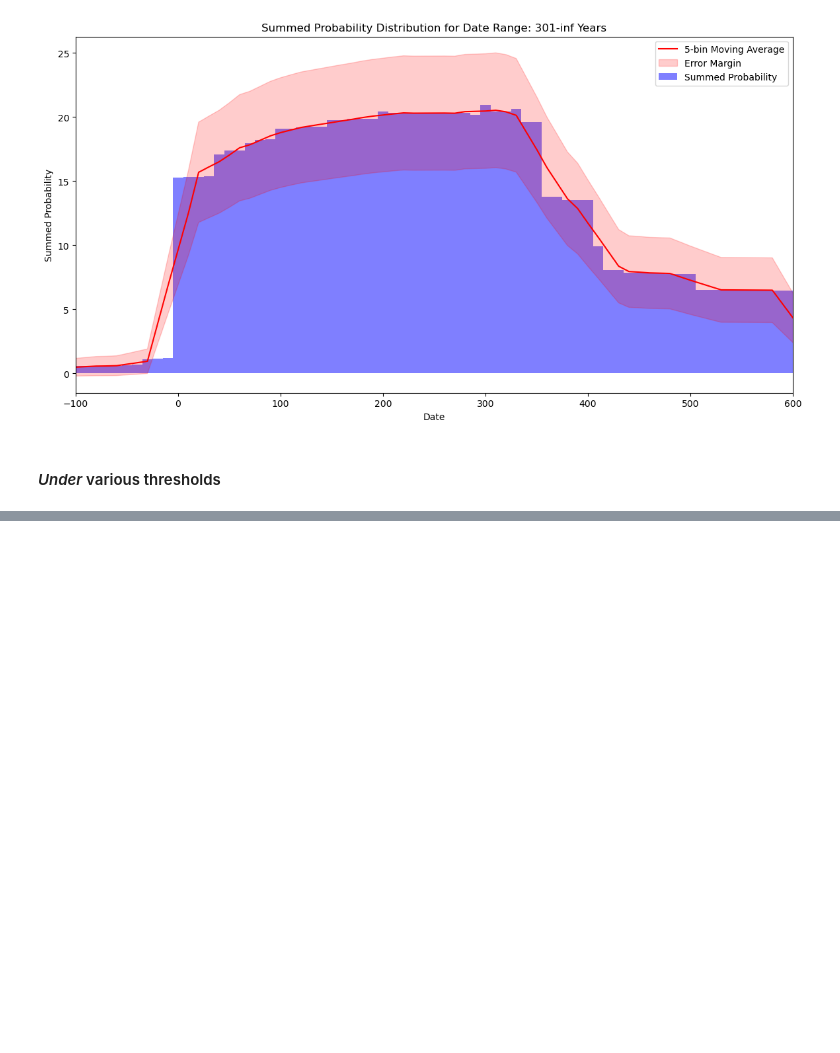
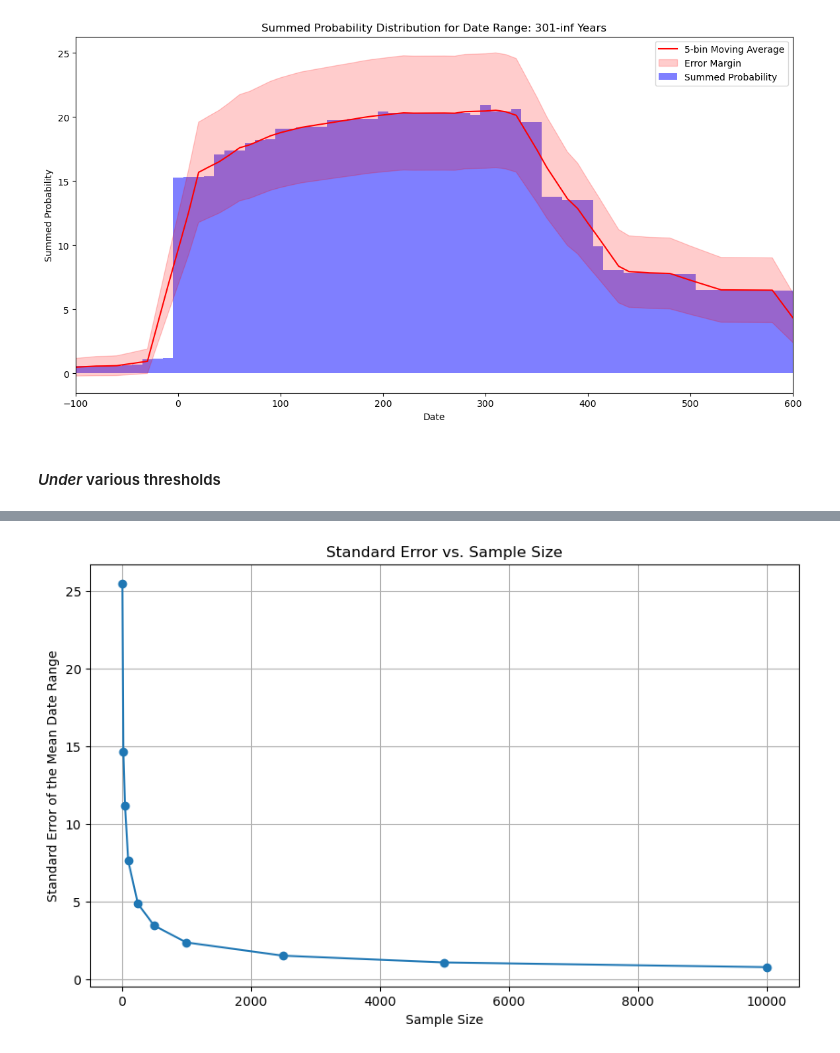
Before and after one commit to saross/inscriptions, a Jupyter notebook: inscriptions-spa.ipynb, the cells around one changed output, grey strips where cells are left out. Saved outputs shown, nothing was run; the diff lists cells and outputs as text; code cells hidden in the pictures; blank space fills up the shorter version.

```diff
--- a/inscriptions-spa.ipynb
+++ b/inscriptions-spa.ipynb
@@ -918,0 +1044,8 @@ for start, end in thresholds:
+# %%
+# Calculate the date-range standard deviations for each record
+lire['date_range_std_dev'] = (lire['not_after'] - lire['not_before']) / np.sqrt(12)  # Assuming uniform distribution
+
+# Calculate the mean of these standard deviations
+mean_std_dev = lire['date_range_std_dev'].mean()
+
+print(f"The mean of the date-range standard deviations is: {mean_std_dev}")
@@ -918,0 +1332,90 @@ for start, end in thresholds:
+# %%
+# Assuming lire is your DataFrame
+# lire = pd.read_csv("your_dataset.csv")
+
+# Number of bootstrap iterations
+n_iterations = 1000
+
+# Sample sizes to investigate
+sample_sizes = [10, 25, 50, 100, 250, 500, 1000, 2500, 5000, 10000]
+
+# Calculate the mean and standard deviation of the date range for the entire dataset
+mean_date_range_full = lire['date_range'].mean()
+std_date_range_full = lire['date_range'].std()
+
+# Initialize a dictionary to hold results for each sample size
+results = {}
+
+# Initialize empty list to store standard error values for plotting
+standard_errors = []
+
+# Loop through each sample size
+for sample_size in sample_sizes:
+
+    # Initialize empty lists to hold the bootstrap sample means and standard deviations
+    bootstrap_sample_means = []
+    bootstrap_sample_stds = []
+
+    # Bootstrap sampling
+    for i in range(n_iterations):
+        # Sample with replacement from the dataset
+        bootstrap_sample = lire['date_range'].sample(n=sample_size, replace=True)
+
+        # Calculate the mean and standard deviation of the bootstrap sample
+        bootstrap_sample_mean = bootstrap_sample.mean()
+        bootstrap_sample_std = bootstrap_sample.std()
+
+        # Store the mean and standard deviation in the lists
+        bootstrap_sample_means.append(bootstrap_sample_mean)
+        bootstrap_sample_stds.append(bootstrap_sample_std)
+
+    # Convert to NumPy arrays for easier calculations
+    bootstrap_sample_means = np.array(bootstrap_sample_means)
+    bootstrap_sample_stds = np.array(bootstrap_sample_stds)
+
+    # Calculate the standard error for the sample mean
+    standard_error = np.std(bootstrap_sample_means)
+
+    # Store the standard error for plotting
+    standard_errors.append(standard_error)
+
+    # Calculate the mean and standard deviation for the bootstrap samples
+    mean_bootstrap_samples = np.mean(bootstrap_sample_means)
+    std_bootstrap_samples = np.mean(bootstrap_sample_stds)
+
+    # Store results in the dictionary
+    results[sample_size] = {
+        'mean_bootstrap_samples': mean_bootstrap_samples,
+        'std_bootstrap_samples': std_bootstrap_samples,
+        'standard_error': standard_error
+    }
+
+print(f"Mean date range for full dataset: {mean_date_range_full}")
+print(f"Standard Deviation of date range for full dataset: {std_date_range_full}")
+
+# Display the results
+for sample_size, metrics in results.items():
+    print(f"\nFor a sample size of {sample_size}:")
+    print(f"  Mean date range for bootstrap samples: {metrics['mean_bootstrap_samples']}")
+    print(f"  Standard Deviation of date range for bootstrap samples: {metrics['std_bootstrap_samples']}")
+    print(f"  Standard Error of the mean date range: {metrics['standard_error']}")
+
+# Plotting the standard errors
+plt.figure(figsize=(10, 6))
+plt.plot(sample_sizes, standard_errors, marker='o')
+plt.xlabel('Sample Size')
+plt.ylabel('Standard Error of the Mean Date Range')
+plt.title('Standard Error vs. Sample Size')
+plt.grid(True)
+plt.show()
+
+# Plotting with a log scale on the y-axis
+plt.figure(figsize=(10, 6))
+plt.plot(sample_sizes, standard_errors, marker='o')
+plt.yscale('log')
+plt.xlabel('Sample Size')
+plt.ylabel('Standard Error of the Mean Date Range (Log Scale)')
+plt.title('Standard Error vs. Sample Size (Log Scale on Y-axis)')
+plt.grid(True)
+plt.show()
+# %% [output]
@@ -918,0 +1439 @@ for start, end in thresholds:
+[figure, added]
```
Also changed, not shown: parts of 28 cells of this notebook.
